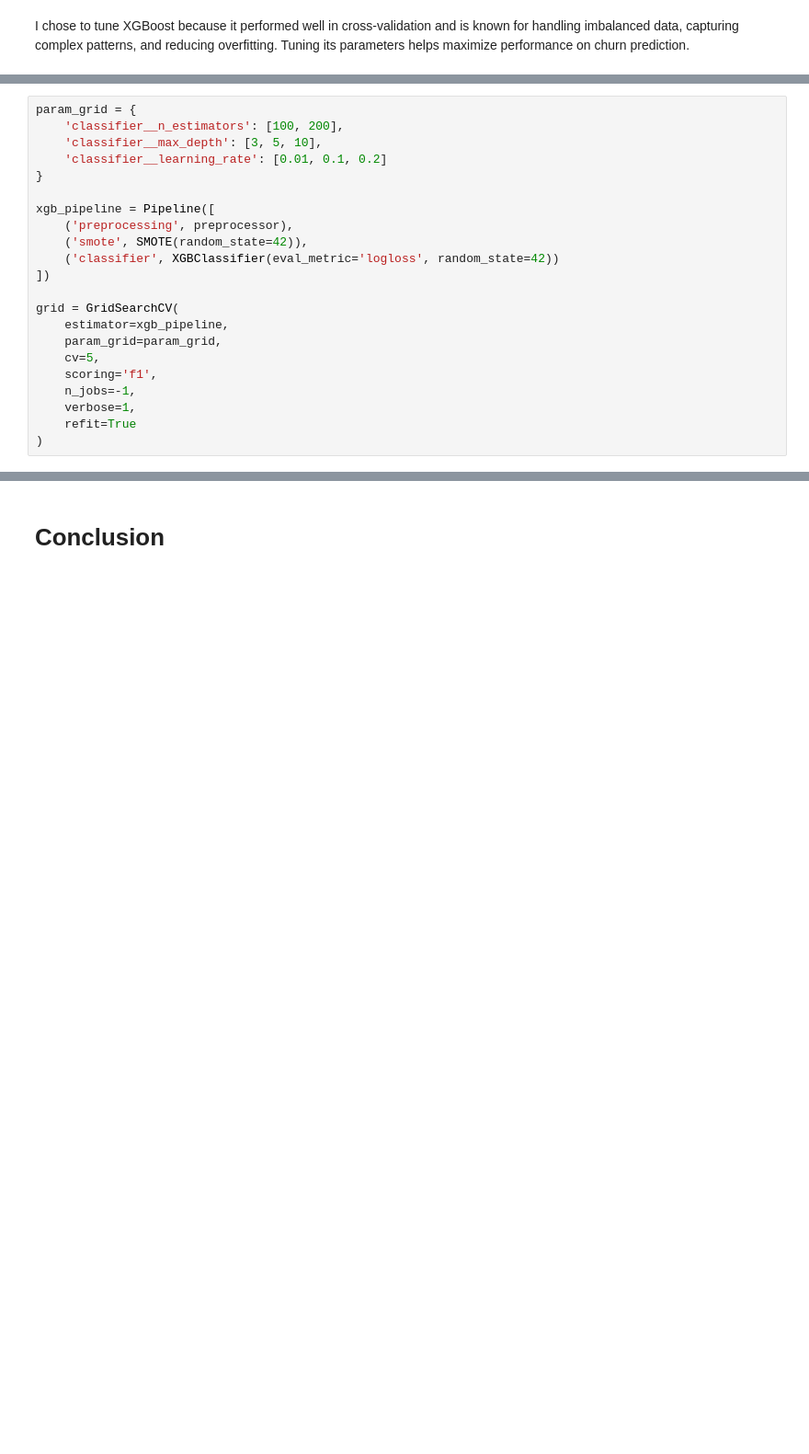
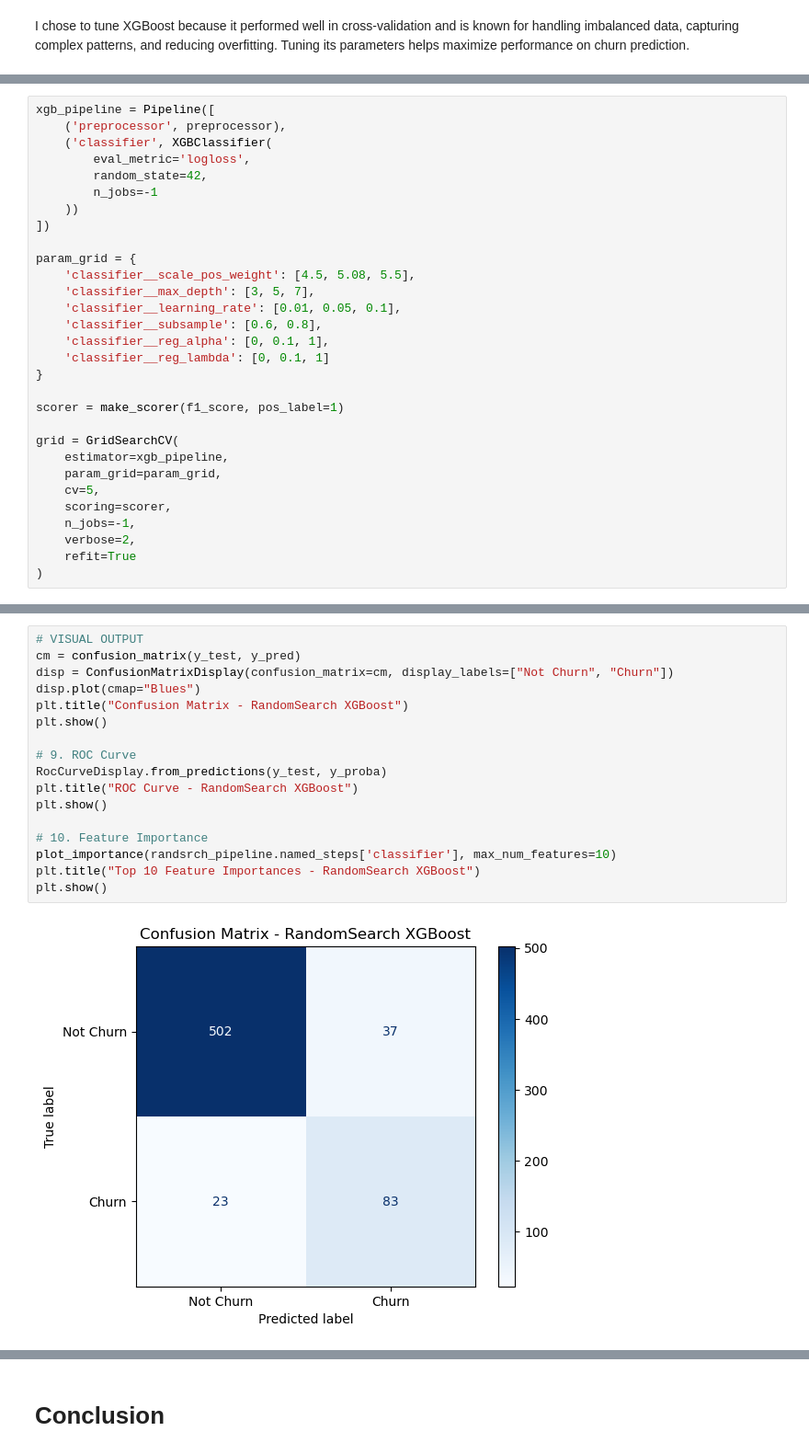
Before and after one commit to amjad-ahsan/capstone_project-3, a Jupyter notebook: CAPSTONE_MODULE_3_AMJAD_JCDSAH_0102.ipynb, the cells around one changed output, grey strips where cells are left out. Shown at 92% size. Drawn from its saved outputs; the diff is of its cells as text; blank space fills up the shorter version.

```diff
--- a/CAPSTONE_MODULE_3_AMJAD_JCDSAH_0102.ipynb
+++ b/CAPSTONE_MODULE_3_AMJAD_JCDSAH_0102.ipynb
@@ -848,22 +915,30 @@ I chose to tune XGBoost because it performed well in cross-validation and is kno
 # %%
+xgb_pipeline = Pipeline([
+    ('preprocessor', preprocessor),
+    ('classifier', XGBClassifier(
+        eval_metric='logloss',
+        random_state=42,
+        n_jobs=-1
+    ))
+])
+
 param_grid = {
-    'classifier__n_estimators': [100, 200],
-    'classifier__max_depth': [3, 5, 10],
-    'classifier__learning_rate': [0.01, 0.1, 0.2]
+    'classifier__scale_pos_weight': [4.5, 5.08, 5.5],
+    'classifier__max_depth': [3, 5, 7],
+    'classifier__learning_rate': [0.01, 0.05, 0.1],
+    'classifier__subsample': [0.6, 0.8],
+    'classifier__reg_alpha': [0, 0.1, 1],
+    'classifier__reg_lambda': [0, 0.1, 1]
 }
 
-xgb_pipeline = Pipeline([
-    ('preprocessing', preprocessor),
-    ('smote', SMOTE(random_state=42)),
-    ('classifier', XGBClassifier(eval_metric='logloss', random_state=42))
-])
+scorer = make_scorer(f1_score, pos_label=1)
 
 grid = GridSearchCV(
     estimator=xgb_pipeline,
     param_grid=param_grid,
     cv=5,
-    scoring='f1',
+    scoring=scorer,
     n_jobs=-1,
-    verbose=1,
+    verbose=2,
     refit=True
 )
@@ -869,0 +1111,19 @@ grid = GridSearchCV(
+# %%
+# VISUAL OUTPUT
+cm = confusion_matrix(y_test, y_pred)
+disp = ConfusionMatrixDisplay(confusion_matrix=cm, display_labels=["Not Churn", "Churn"])
+disp.plot(cmap="Blues")
+plt.title("Confusion Matrix - RandomSearch XGBoost")
+plt.show()
+
+# 9. ROC Curve
+RocCurveDisplay.from_predictions(y_test, y_proba)
+plt.title("ROC Curve - RandomSearch XGBoost")
+plt.show()
+
+# 10. Feature Importance
+plot_importance(randsrch_pipeline.named_steps['classifier'], max_num_features=10)
+plt.title("Top 10 Feature Importances - RandomSearch XGBoost")
+plt.show()
+# %% [output]
+[figure, added]
```
Also changed, not shown: parts of 59 cells of this notebook.
